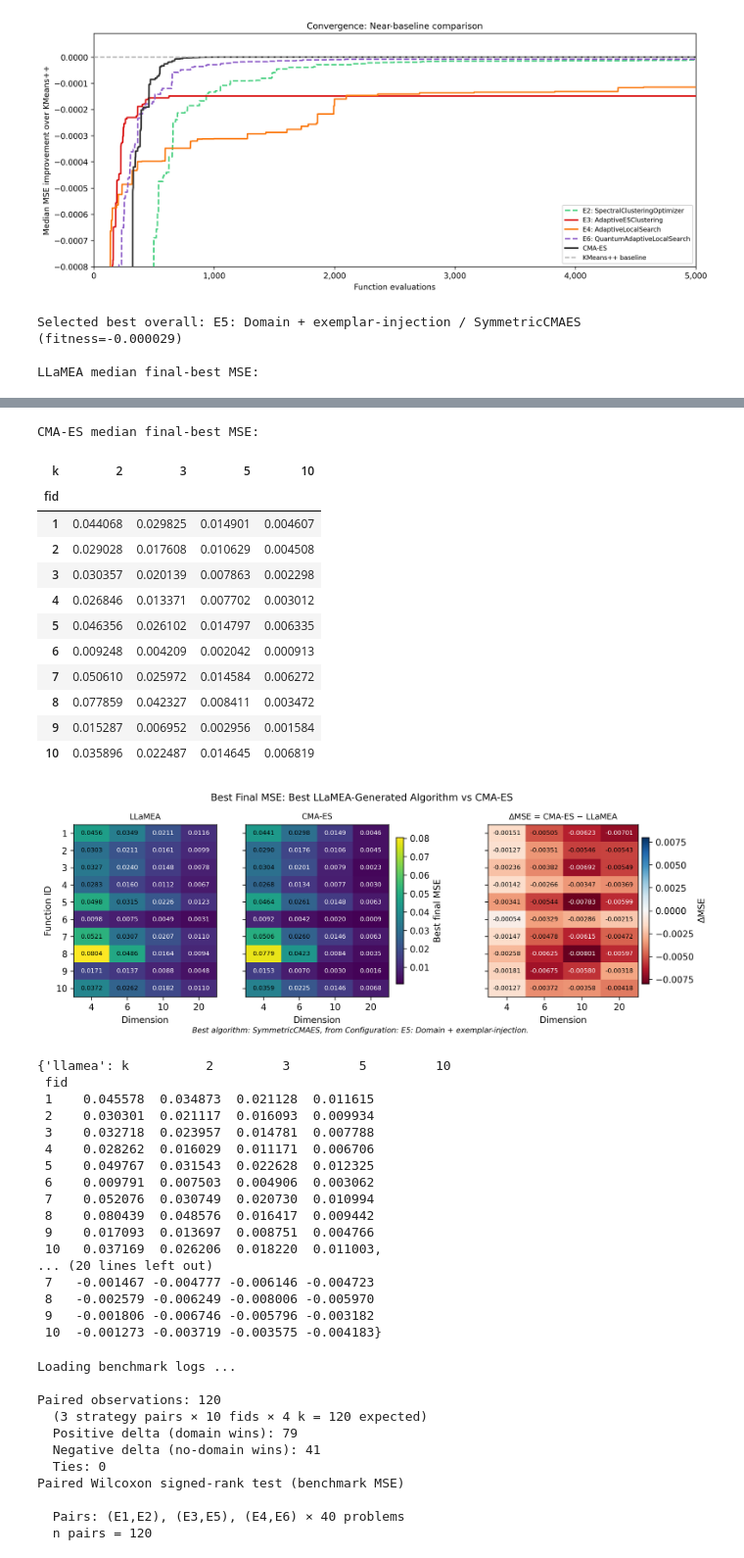
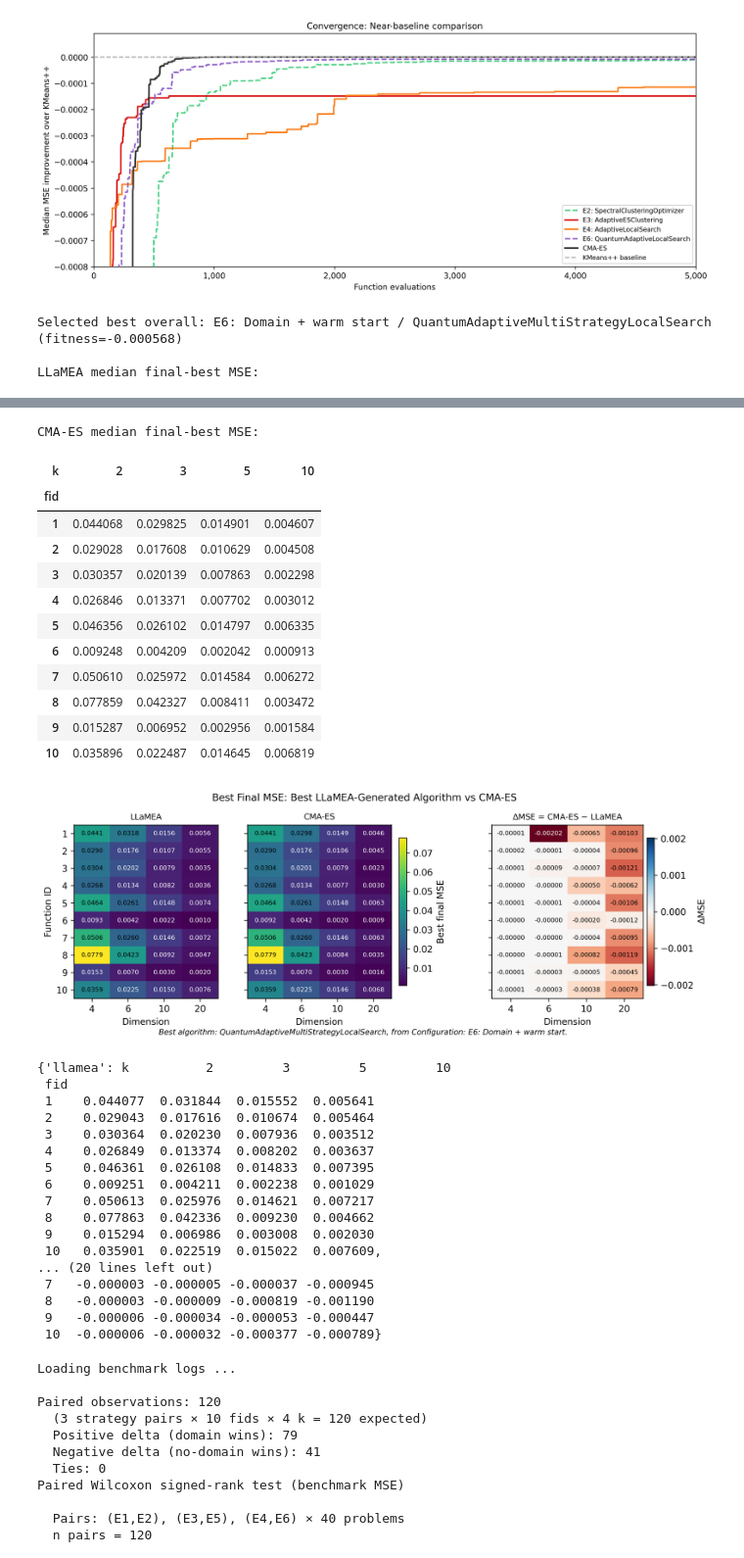
Before and after one commit to TechnoElora/ClusteringLLaMEA, a Jupyter notebook: Analysis/Per_LLaMEA_run/Evaluation.ipynb, the cells around one changed output, grey strips where cells are left out. Shown at 98% size. Drawn from its saved outputs; the diff is of its cells as text; code cells hidden in the pictures.

Commit message:
Corrected Graph e6 in Eval

```diff
--- a/Analysis/Per_LLaMEA_run/Evaluation.ipynb
+++ b/Analysis/Per_LLaMEA_run/Evaluation.ipynb
@@ -3116,7 +3101,7 @@ BEST_SELECTED_PER_E = pd.DataFrame([
     {
         "config_key"  : "E5_domain_mutation",
         "label"       : "E5: Domain + exemplar-injection",
-        "best_fitness": -0.00002939,
+        "best_fitness": -0.002939,
         "algo_name"   : "SymmetricCMAES",
         "source"      : results_path / "5_runs_mutation_prompts_WITH_DOMAIN_KNOWLEDGE" / "run-LLaMEA-CLUSTERING-1" / "log.jsonl",
     },
@@ -3446,7 +3431,7 @@ def plot_heatmap(llamea_pivot, cmaes_pivot):
 
 plot_heatmap(llamea_pivot, cmaes_pivot)
 # %% [output]
-Selected best overall: E5: Domain + exemplar-injection / SymmetricCMAES  (fitness=-0.000029)
+Selected best overall: E6: Domain + warm start / QuantumAdaptiveMultiStrategyLocalSearch  (fitness=-0.000568)
 
 LLaMEA median final-best MSE:
 | k | 2 | 3 | 5 | 10 |
@@ -3464,34 +3449,34 @@ LLaMEA median final-best MSE:
 CMA-ES median final-best MSE:
 | k | 2 | 3 | 5 | 10 |
 | fid |  |  |  |  |
 | 1 | 0.044068 | 0.029825 | 0.014901 | 0.004607 |
 | 2 | 0.029028 | 0.017608 | 0.010629 | 0.004508 |
 | 3 | 0.030357 | 0.020139 | 0.007863 | 0.002298 |
 | 4 | 0.026846 | 0.013371 | 0.007702 | 0.003012 |
 | 5 | 0.046356 | 0.026102 | 0.014797 | 0.006335 |
 | 6 | 0.009248 | 0.004209 | 0.002042 | 0.000913 |
 | 7 | 0.050610 | 0.025972 | 0.014584 | 0.006272 |
 | 8 | 0.077859 | 0.042327 | 0.008411 | 0.003472 |
 | 9 | 0.015287 | 0.006952 | 0.002956 | 0.001584 |
 | 10 | 0.035896 | 0.022487 | 0.014645 | 0.006819 |
-[figure, old version]
+[figure, new version]
 {'llamea': k          2         3         5         10
  fid
- 1    0.045578  0.034873  0.021128  0.011615
- 2    0.030301  0.021117  0.016093  0.009934
- 3    0.032718  0.023957  0.014781  0.007788
- 4    0.028262  0.016029  0.011171  0.006706
- 5    0.049767  0.031543  0.022628  0.012325
- 6    0.009791  0.007503  0.004906  0.003062
- 7    0.052076  0.030749  0.020730  0.010994
- 8    0.080439  0.048576  0.016417  0.009442
- 9    0.017093  0.013697  0.008751  0.004766
- 10   0.037169  0.026206  0.018220  0.011003,
+ 1    0.044077  0.031844  0.015552  0.005641
+ 2    0.029043  0.017616  0.010674  0.005464
+ 3    0.030364  0.020230  0.007936  0.003512
+ 4    0.026849  0.013374  0.008202  0.003637
+ 5    0.046361  0.026108  0.014833  0.007395
+ 6    0.009251  0.004211  0.002238  0.001029
+ 7    0.050613  0.025976  0.014621  0.007217
+ 8    0.077863  0.042336  0.009230  0.004662
+ 9    0.015294  0.006986  0.003008  0.002030
+ 10   0.035901  0.022519  0.015022  0.007609,
 ... (20 lines left out)
- 7   -0.001467 -0.004777 -0.006146 -0.004723
- 8   -0.002579 -0.006249 -0.008006 -0.005970
- 9   -0.001806 -0.006746 -0.005796 -0.003182
- 10  -0.001273 -0.003719 -0.003575 -0.004183}
+ 7   -0.000003 -0.000005 -0.000037 -0.000945
+ 8   -0.000003 -0.000009 -0.000819 -0.001190
+ 9   -0.000006 -0.000034 -0.000053 -0.000447
+ 10  -0.000006 -0.000032 -0.000377 -0.000789}
 # %%
 # paired wilcoxon signed rank test: benchmark MSE
 
```
Also changed, not shown: parts of 2 cells of this notebook.
